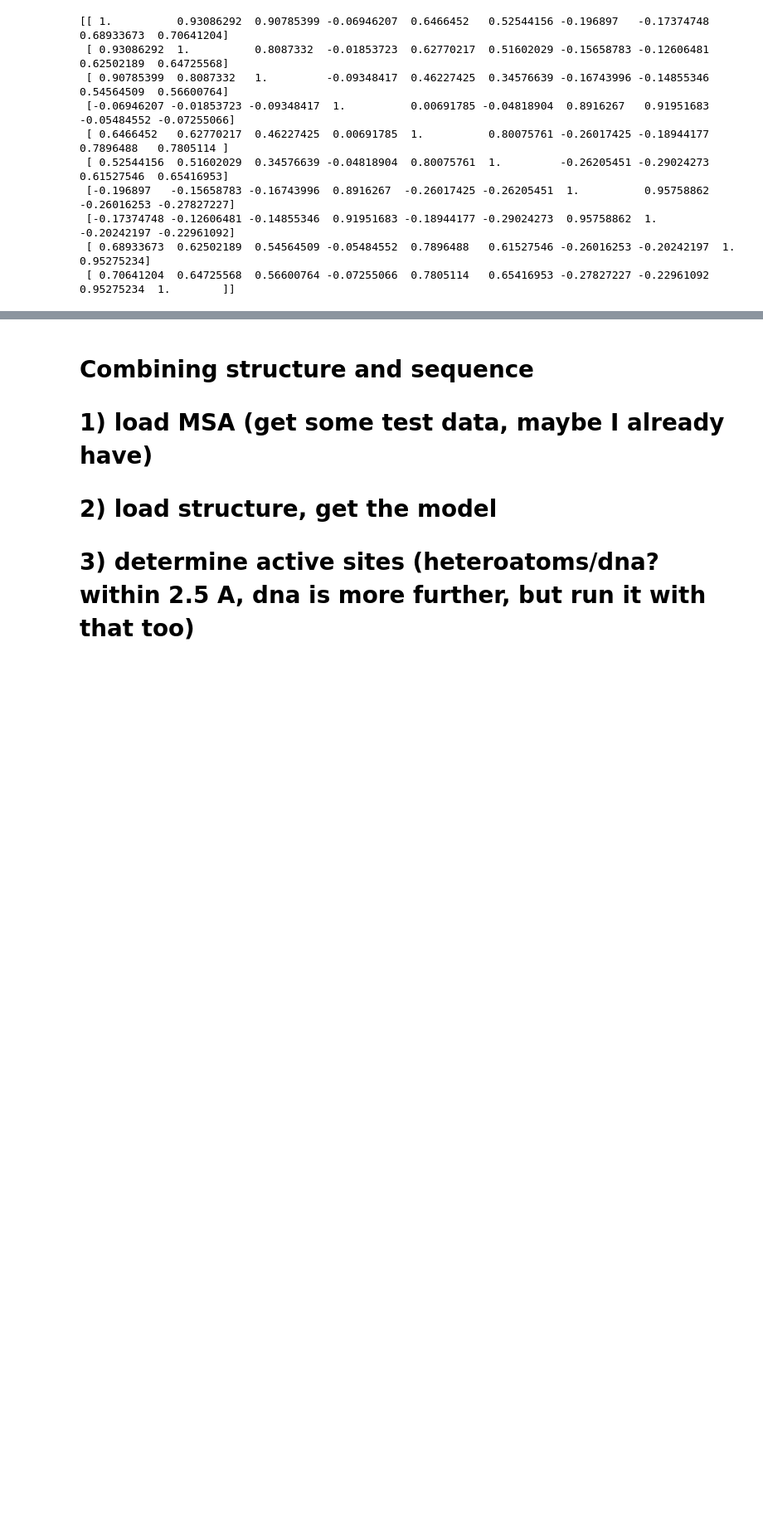
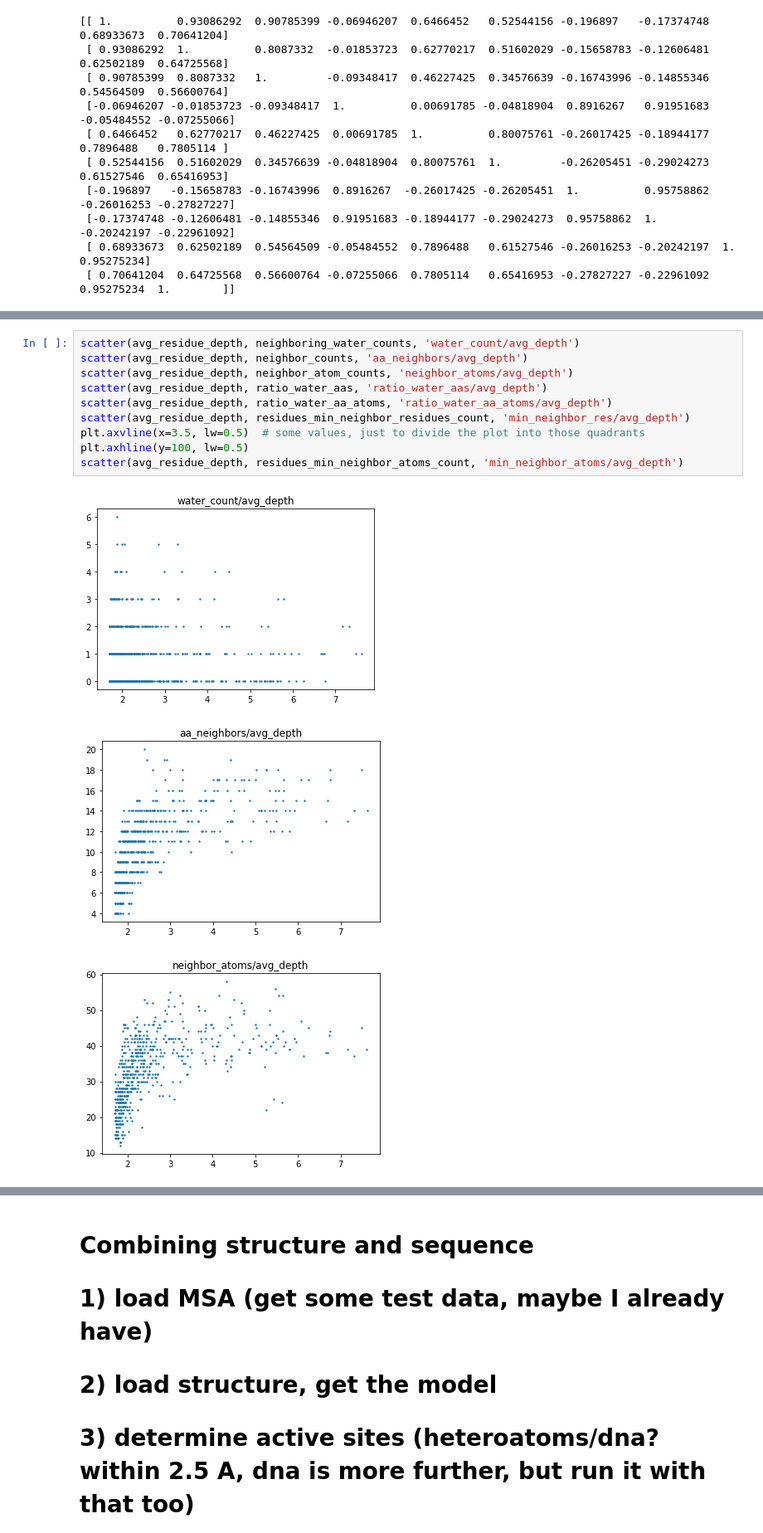
Before and after one commit to adam-kral/bioinfo_algoritmy_kral, a Jupyter notebook: assignment_demos.ipynb, the cells around one changed output, grey strips where cells are left out. Shown at 83% size. Drawn from its saved outputs; the diff is of its cells as text; blank space fills up the shorter version.

```diff
--- a/assignment_demos.ipynb
+++ b/assignment_demos.ipynb
@@ -452,0 +444,14 @@ scatter(min_dist_to_surface, residues_min_neighbor_atoms_count, 'min_neighbor_at
+# %%
+scatter(avg_residue_depth, neighboring_water_counts, 'water_count/avg_depth')
+scatter(avg_residue_depth, neighbor_counts, 'aa_neighbors/avg_depth')
+scatter(avg_residue_depth, neighbor_atom_counts, 'neighbor_atoms/avg_depth')
+scatter(avg_residue_depth, ratio_water_aas, 'ratio_water_aas/avg_depth')
+scatter(avg_residue_depth, ratio_water_aa_atoms, 'ratio_water_aa_atoms/avg_depth')
+scatter(avg_residue_depth, residues_min_neighbor_residues_count, 'min_neighbor_res/avg_depth')
+plt.axvline(x=3.5, lw=0.5)  # some values, just to divide the plot into those quadrants
+plt.axhline(y=100, lw=0.5)
+scatter(avg_residue_depth, residues_min_neighbor_atoms_count, 'min_neighbor_atoms/avg_depth')
+# %% [output]
+[figure, added]
+[figure, added]
+[figure, added]
```
Also changed, not shown: parts of 20 cells of this notebook, 1 other file.
